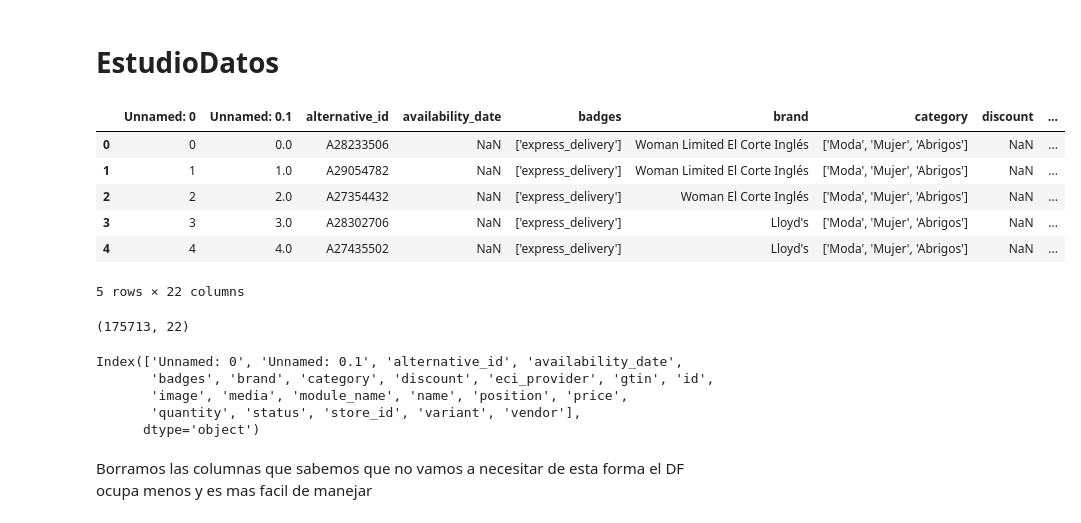
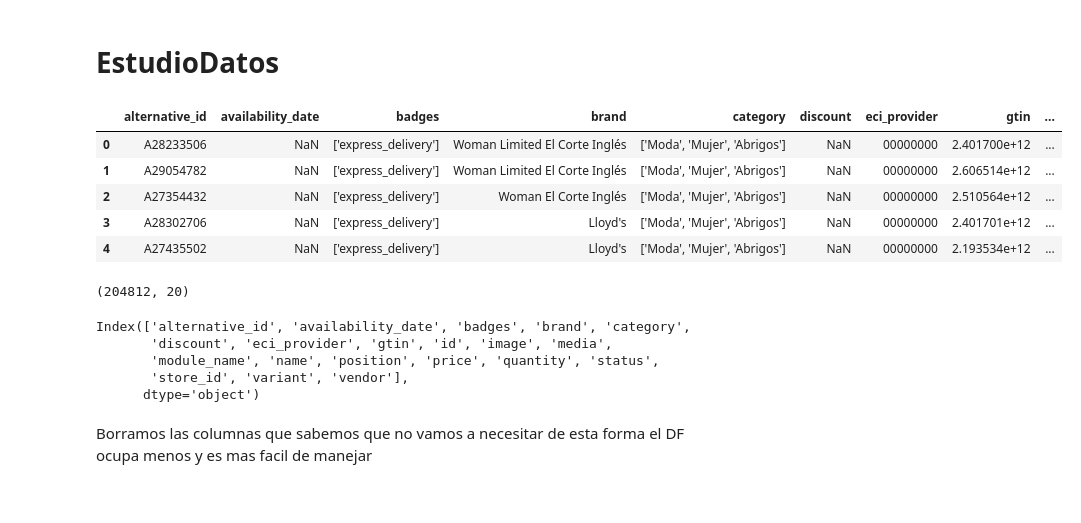
Before and after one commit to EnricRovira/TFM_DNN_Recomendator, a Jupyter notebook: 00_EstudioDatoss_20190308.ipynb, the cells around one changed output. Cells and saved outputs as stored; diff of their text form; code cells hidden in the pictures.

```diff
--- a/00_EstudioDatoss_20190308.ipynb
+++ b/00_EstudioDatoss_20190308.ipynb
@@ -11,27 +11,26 @@ import ast
 
 pd.set_option('max_colwidth', 250)
 # %%
-data = pd.read_csv('../00_Datos/Productos_Finales/175kProducts_20190311.csv', sep = ';', index_col=False)
+data = pd.read_csv('../00_Datos/Productos_Finales/204kProducts_20190315.csv', sep = ';', index_col=False)
 data.head()
 # %% [output]
-|  | Unnamed: 0 | Unnamed: 0.1 | alternative_id | availability_date | badges | brand | category | discount | ... |
-| 0 | 0 | 0.0 | A28233506 | NaN | ['express_delivery'] | Woman Limited El Corte Inglés | ['Moda', 'Mujer', 'Abrigos'] | NaN | ... |
-| 1 | 1 | 1.0 | A29054782 | NaN | ['express_delivery'] | Woman Limited El Corte Inglés | ['Moda', 'Mujer', 'Abrigos'] | NaN | ... |
-| 2 | 2 | 2.0 | A27354432 | NaN | ['express_delivery'] | Woman El Corte Inglés | ['Moda', 'Mujer', 'Abrigos'] | NaN | ... |
-| 3 | 3 | 3.0 | A28302706 | NaN | ['express_delivery'] | Lloyd's | ['Moda', 'Mujer', 'Abrigos'] | NaN | ... |
-| 4 | 4 | 4.0 | A27435502 | NaN | ['express_delivery'] | Lloyd's | ['Moda', 'Mujer', 'Abrigos'] | NaN | ... |
+|  | alternative_id | availability_date | badges | brand | category | discount | eci_provider | gtin | ... |
+| 0 | A28233506 | NaN | ['express_delivery'] | Woman Limited El Corte Inglés | ['Moda', 'Mujer', 'Abrigos'] | NaN | 00000000 | 2.401700e+12 | ... |
+| 1 | A29054782 | NaN | ['express_delivery'] | Woman Limited El Corte Inglés | ['Moda', 'Mujer', 'Abrigos'] | NaN | 00000000 | 2.606514e+12 | ... |
+| 2 | A27354432 | NaN | ['express_delivery'] | Woman El Corte Inglés | ['Moda', 'Mujer', 'Abrigos'] | NaN | 00000000 | 2.510564e+12 | ... |
+| 3 | A28302706 | NaN | ['express_delivery'] | Lloyd's | ['Moda', 'Mujer', 'Abrigos'] | NaN | 00000000 | 2.401701e+12 | ... |
+| 4 | A27435502 | NaN | ['express_delivery'] | Lloyd's | ['Moda', 'Mujer', 'Abrigos'] | NaN | 00000000 | 2.193534e+12 | ... |
-5 rows × 22 columns
 # %%
 data.shape
 # %% [output]
-(175713, 22)
+(204812, 20)
 # %%
 data.columns
 # %% [output]
-Index(['Unnamed: 0', 'Unnamed: 0.1', 'alternative_id', 'availability_date',
-       'badges', 'brand', 'category', 'discount', 'eci_provider', 'gtin', 'id',
-       'image', 'media', 'module_name', 'name', 'position', 'price',
-       'quantity', 'status', 'store_id', 'variant', 'vendor'],
+Index(['alternative_id', 'availability_date', 'badges', 'brand', 'category',
+       'discount', 'eci_provider', 'gtin', 'id', 'image', 'media',
+       'module_name', 'name', 'position', 'price', 'quantity', 'status',
+       'store_id', 'variant', 'vendor'],
       dtype='object')
 # %% [markdown]
 Borramos las columnas que sabemos que no vamos a necesitar de esta forma el DF ocupa menos y es mas facil de manejar
```
Also changed, not shown: parts of 6 cells of this notebook.
